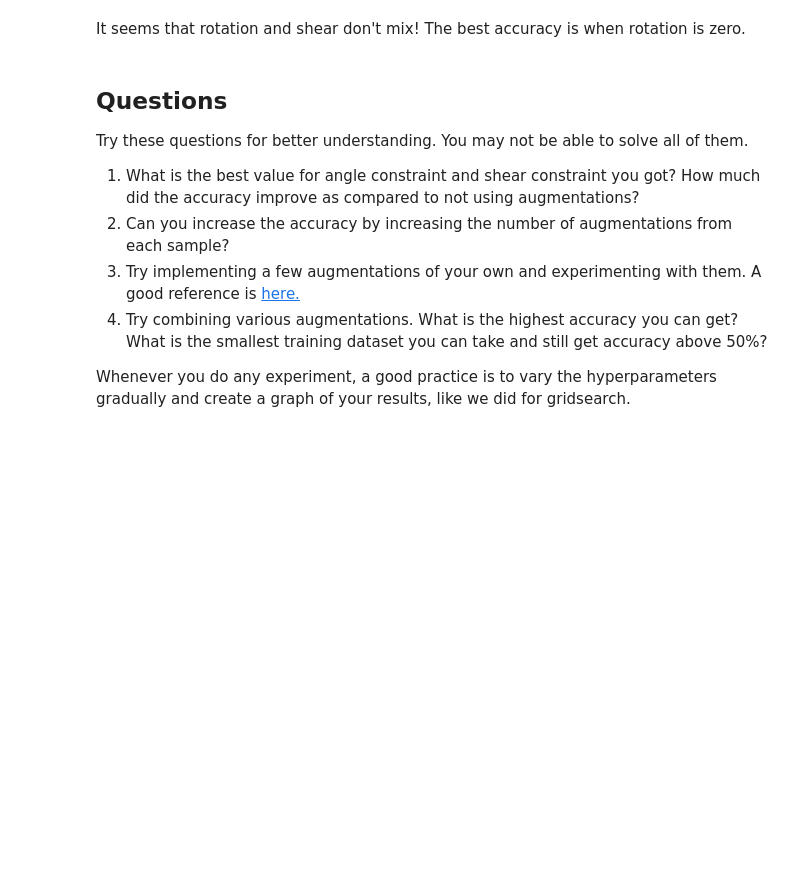
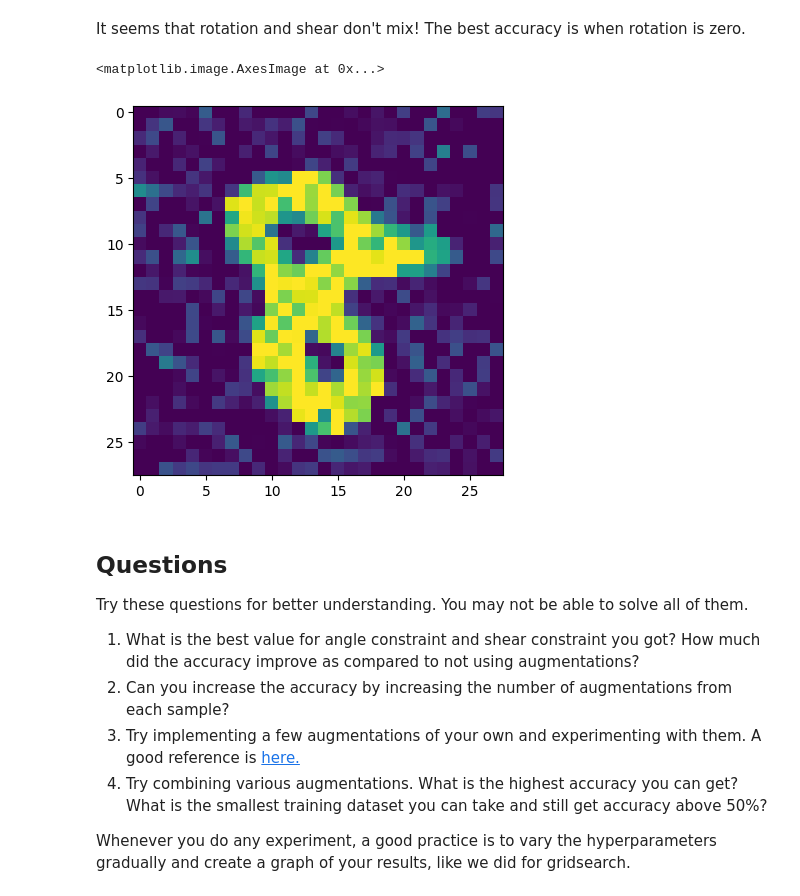
Before and after one commit to salonishenoy/AIMLcourse, a Jupyter notebook: AIML_Module_1_Lab_3_Data_Augmentation.ipynb, the cells around one changed output. Saved outputs shown, nothing was run; the diff lists cells and outputs as text; code cells hidden in the pictures; blank space fills up the shorter version.

```diff
--- a/AIML_Module_1_Lab_3_Data_Augmentation.ipynb
+++ b/AIML_Module_1_Lab_3_Data_Augmentation.ipynb
@@ -327,6 +327,16 @@ plt.colorbar(im)
 [figure]
 # %% [markdown]
 It seems that rotation and shear don't mix! The best accuracy is when rotation is zero.
+# %%
+from skimage.util import random_noise
+
+sigma = 0.155
+noisyrandom = random_noise(sample, var = sigma**2)
+
+plt.imshow(noisyrandom)
+# %% [output]
+<matplotlib.image.AxesImage at 0x...>
+[figure, added]
 # %% [markdown]
 ## Questions
 Try these questions for better understanding. You may not be able to solve all of them.
```
